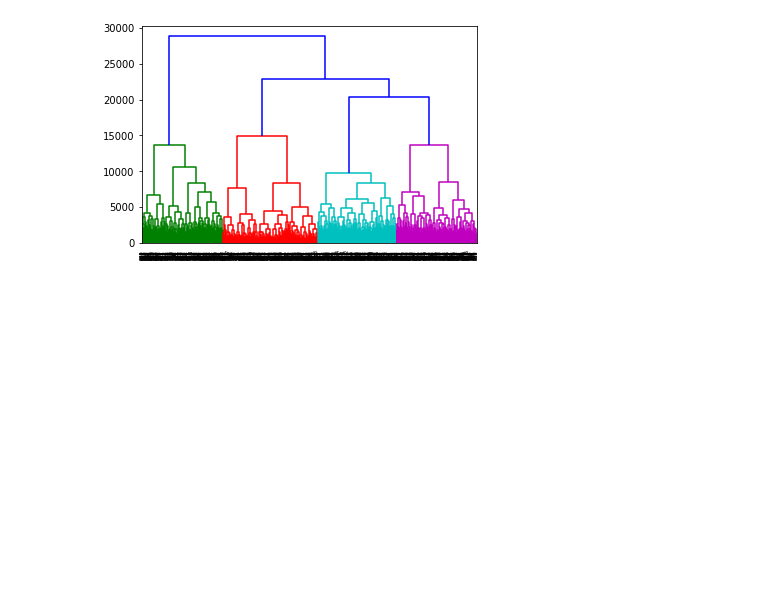
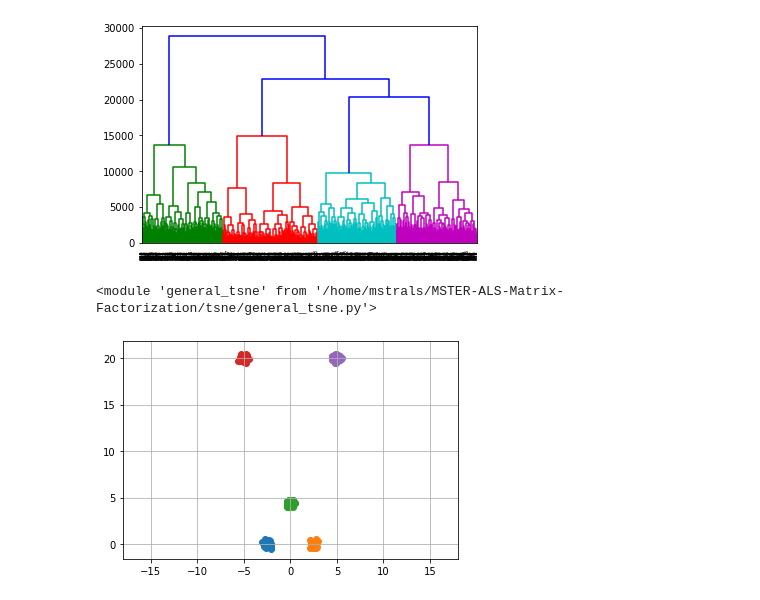
Before and after one commit to subramanianjayant/MSTER-ALS-Matrix-Factorization, a Jupyter notebook: tsne/artificial_data_gen.ipynb, the cells around one changed output. Saved outputs shown, nothing was run; the diff lists cells and outputs as text; code cells hidden in the pictures; blank space fills up the shorter version.

```diff
--- a/tsne/artificial_data_gen.ipynb
+++ b/tsne/artificial_data_gen.ipynb
@@ -1488,3 +1491,7 @@ weighted_nmi(mnist_x, htsne_mnist_X)
 # %% [output]
 0.8729250920016915
 [figure]
+# %%
+reload(general_tsne)
+# %% [output]
+<module 'general_tsne' from '/home/mstrals/MSTER-ALS-Matrix-Factorization/tsne/general_tsne.py'>
@@ -1490,0 +1502,4 @@ weighted_nmi(mnist_x, htsne_mnist_X)
+# %%
+X, y = make_5_asymmetric_blobs(5,10,20, 0.2 ,500, 100)
+# %% [output]
+[figure, added]
```
Also changed, not shown: parts of 11 cells of this notebook, 8 other files.
